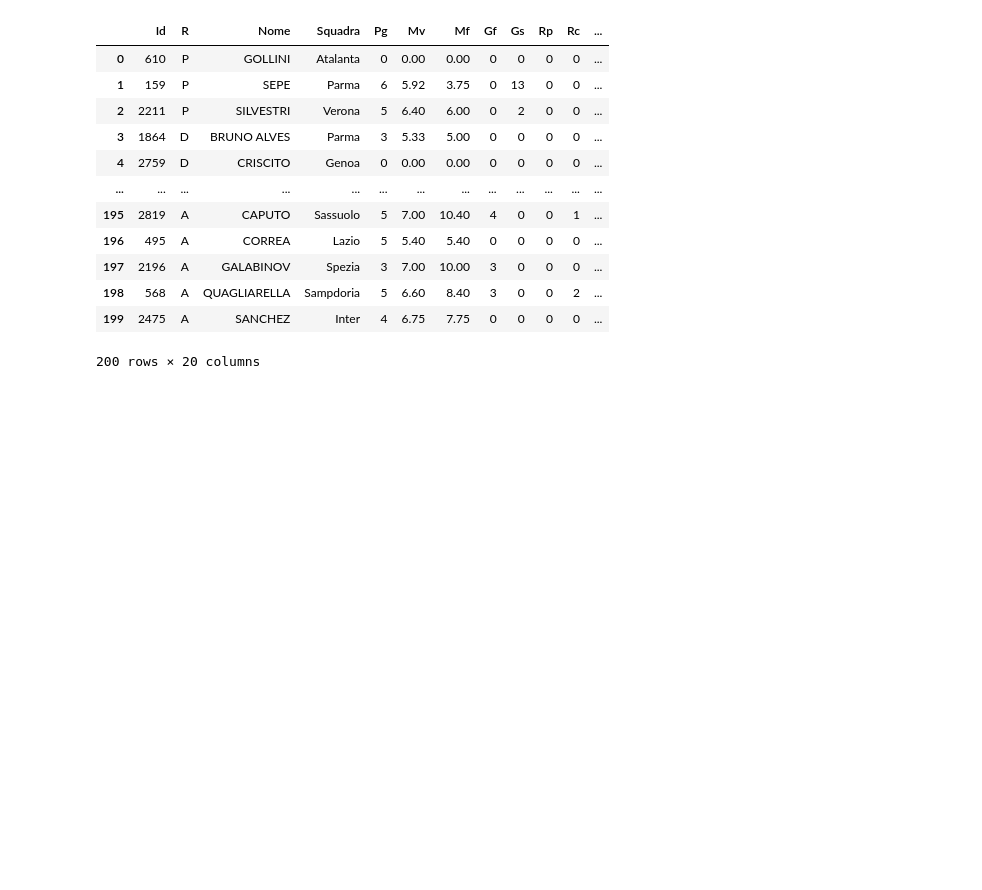
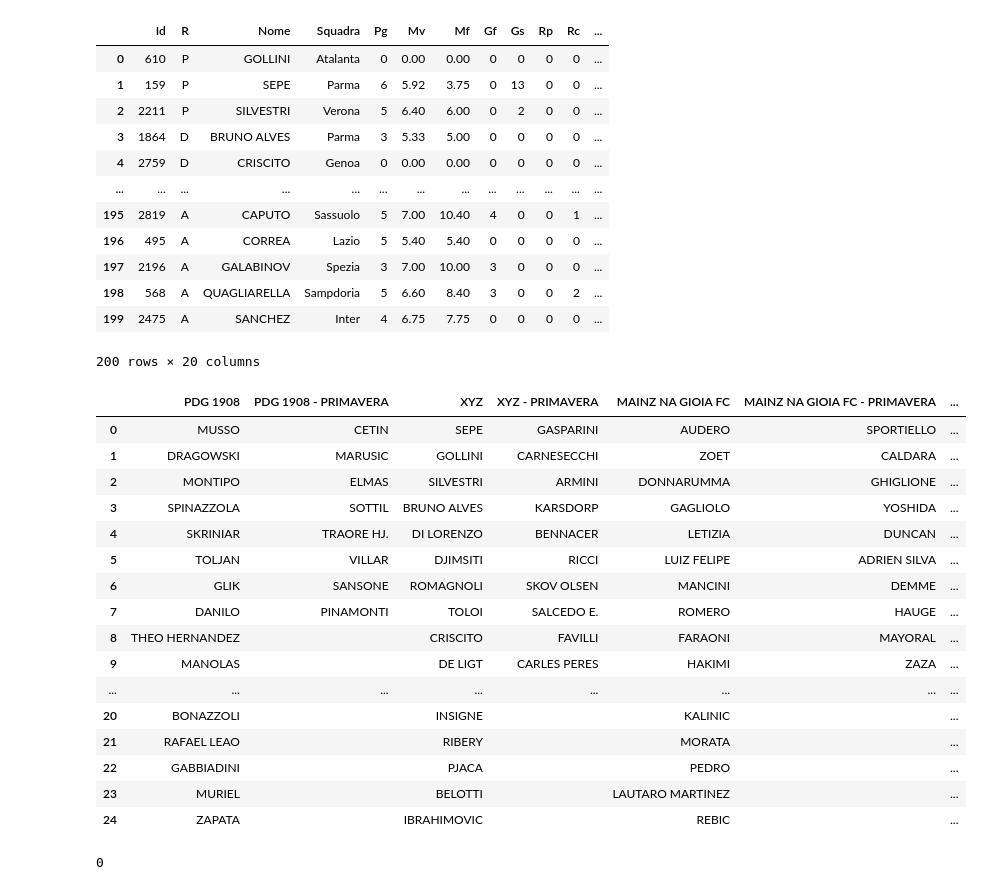
Before and after one commit to lucaagozzino/Fantapalla_simulazioni, a Jupyter notebook: Prototyping/Prototyping.ipynb, the cells around one changed output. Saved outputs shown, nothing was run; the diff lists cells and outputs as text; code cells hidden in the pictures; blank space fills up the shorter version.

```diff
--- a/Prototyping/Prototyping.ipynb
+++ b/Prototyping/Prototyping.ipynb
@@ -102,0 +158,62 @@ stats_by_team()
+# %%
+def rose_complete():
+    SCOPES = ['https://www.googleapis.com/auth/spreadsheets.readonly']
+
+    # The ID and range of a sample spreadsheet.
+    sheetId = '1uxUNBIjPzIJznquQ1rtHEiWE8iq_TNsJ3m9x8AAO0n0'
+    SAMPLE_SPREADSHEET_ID_input = sheetId #'1BxiMVs0XRA5nFMdKvBdBZjgmUUqptlbs74OgvE2upms'
+    SAMPLE_RANGE_NAME = 'ROSE!A1:P26'
+
+    #global values_input, service
+    creds = None
+    if os.path.exists('token.pickle'):
+        with open('token.pickle', 'rb') as token:
+            creds = pickle.load(token)
+    if not creds or not creds.valid:
+        if creds and creds.expired and creds.refresh_token:
+            creds.refresh(Request())
+        else:
+            flow = InstalledAppFlow.from_client_secrets_file(
+                'my_json_file.json', SCOPES) # here enter the name of your downloaded JSON file
+            creds = flow.run_local_server(port=0)
+        with open('token.pickle', 'wb') as token:
+            pickle.dump(creds, token)
+
+    service = build('sheets', 'v4', credentials=creds)
+
+    # Call the Sheets API
+    sheet = service.spreadsheets()
+    result_input = sheet.values().get(spreadsheetId=SAMPLE_SPREADSHEET_ID_input,
+                                range=SAMPLE_RANGE_NAME).execute()
+    values_input = result_input.get('values', [])
+
+    if not values_input and not values_expansion:
+        print('No data found.')
+
+    df=pd.DataFrame(values_input[1:], columns=values_input[0])
+
+    return df
+# %%
+rose_complete()
+# %% [output]
+|  | PDG 1908 | PDG 1908 - PRIMAVERA | XYZ | XYZ - PRIMAVERA | MAINZ NA GIOIA FC | MAINZ NA GIOIA FC - PRIMAVERA | ... |
+| 0 | MUSSO | CETIN | SEPE | GASPARINI | AUDERO | SPORTIELLO | ... |
+| 1 | DRAGOWSKI | MARUSIC | GOLLINI | CARNESECCHI | ZOET | CALDARA | ... |
+| 2 | MONTIPO | ELMAS | SILVESTRI | ARMINI | DONNARUMMA | GHIGLIONE | ... |
+| 3 | SPINAZZOLA | SOTTIL | BRUNO ALVES | KARSDORP | GAGLIOLO | YOSHIDA | ... |
+| 4 | SKRINIAR | TRAORE HJ. | DI LORENZO | BENNACER | LETIZIA | DUNCAN | ... |
+| 5 | TOLJAN | VILLAR | DJIMSITI | RICCI | LUIZ FELIPE | ADRIEN SILVA | ... |
+| 6 | GLIK | SANSONE | ROMAGNOLI | SKOV OLSEN | MANCINI | DEMME | ... |
+| 7 | DANILO | PINAMONTI | TOLOI | SALCEDO E. | ROMERO | HAUGE | ... |
+| 8 | THEO HERNANDEZ |  | CRISCITO | FAVILLI | FARAONI | MAYORAL | ... |
+| 9 | MANOLAS |  | DE LIGT | CARLES PERES | HAKIMI | ZAZA | ... |
+| ... | ... | ... | ... | ... | ... | ... | ... |
+| 20 | BONAZZOLI |  | INSIGNE |  | KALINIC |  | ... |
+| 21 | RAFAEL LEAO |  | RIBERY |  | MORATA |  | ... |
+| 22 | GABBIADINI |  | PJACA |  | PEDRO |  | ... |
+| 23 | MURIEL |  | BELOTTI |  | LAUTARO MARTINEZ |  | ... |
+| 24 | ZAPATA |  | IBRAHIMOVIC |  | REBIC |  | ... |
+# %%
+len('')
+# %% [output]
+0
```
Also changed, not shown: parts of 2 cells of this notebook, 8 other files.
